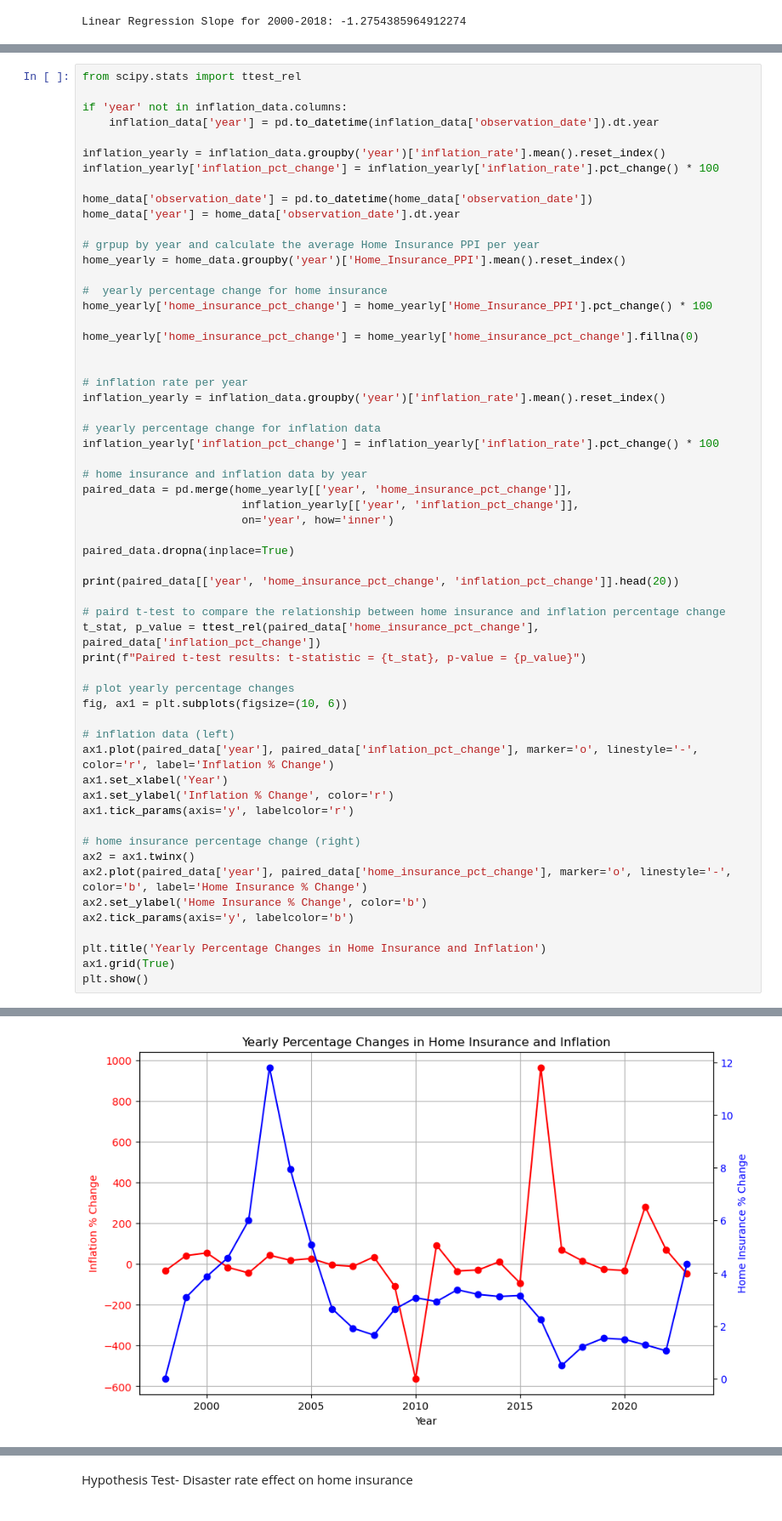
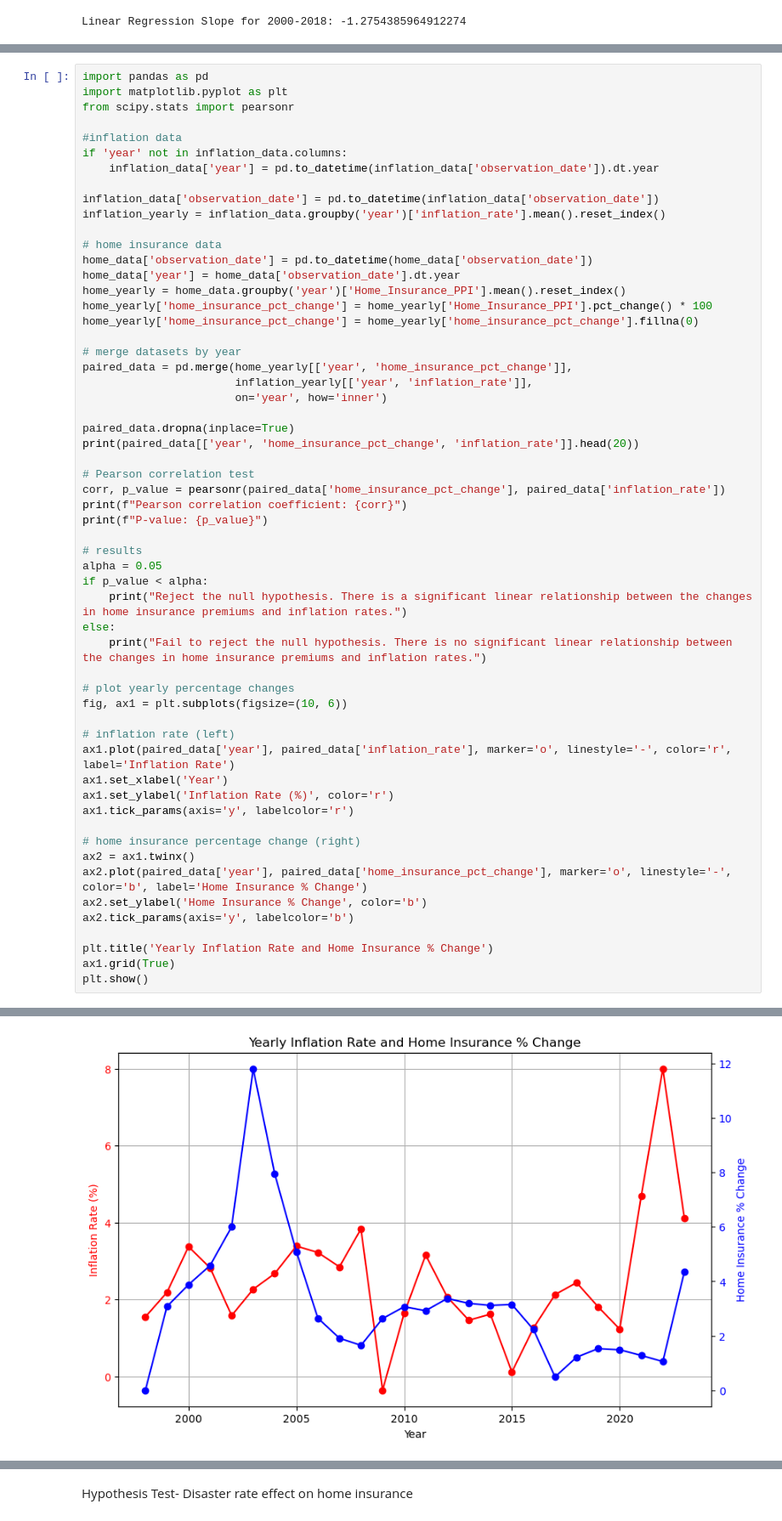
Before and after one commit to smille202/capstone, a Jupyter notebook: work/working_code.ipynb, the cells around one changed output, grey strips where cells are left out. Shown at 85% size. Drawn from its saved outputs; the diff is of its cells as text.

```diff
--- a/work/working_code.ipynb
+++ b/work/working_code.ipynb
@@ -549,50 +550,49 @@ Alternative Hypothesis: There is a significant difference between the percentage
 # %%
-from scipy.stats import ttest_rel
+import pandas as pd
+import matplotlib.pyplot as plt
+from scipy.stats import pearsonr
 
+#inflation data
 if 'year' not in inflation_data.columns:
     inflation_data['year'] = pd.to_datetime(inflation_data['observation_date']).dt.year
 
+inflation_data['observation_date'] = pd.to_datetime(inflation_data['observation_date'])
 inflation_yearly = inflation_data.groupby('year')['inflation_rate'].mean().reset_index()
-inflation_yearly['inflation_pct_change'] = inflation_yearly['inflation_rate'].pct_change() * 100
 
+# home insurance data
 home_data['observation_date'] = pd.to_datetime(home_data['observation_date'])
 home_data['year'] = home_data['observation_date'].dt.year
-
-# grpup by year and calculate the average Home Insurance PPI per year
 home_yearly = home_data.groupby('year')['Home_Insurance_PPI'].mean().reset_index()
-
-#  yearly percentage change for home insurance
 home_yearly['home_insurance_pct_change'] = home_yearly['Home_Insurance_PPI'].pct_change() * 100
-
 home_yearly['home_insurance_pct_change'] = home_yearly['home_insurance_pct_change'].fillna(0)
 
-
-# inflation rate per year
-inflation_yearly = inflation_data.groupby('year')['inflation_rate'].mean().reset_index()
-
-# yearly percentage change for inflation data
-inflation_yearly['inflation_pct_change'] = inflation_yearly['inflation_rate'].pct_change() * 100
-
-# home insurance and inflation data by year
+# merge datasets by year
 paired_data = pd.merge(home_yearly[['year', 'home_insurance_pct_change']],
-                        inflation_yearly[['year', 'inflation_pct_change']],
-                        on='year', how='inner')
+                       inflation_yearly[['year', 'inflation_rate']],
+                       on='year', how='inner')
 
 paired_data.dropna(inplace=True)
+print(paired_data[['year', 'home_insurance_pct_change', 'inflation_rate']].head(20))
 
-print(paired_data[['year', 'home_insurance_pct_change', 'inflation_pct_change']].head(20))
+# Pearson correlation test
+corr, p_value = pearsonr(paired_data['home_insurance_pct_change'], paired_data['inflation_rate'])
+print(f"Pearson correlation coefficient: {corr}")
+print(f"P-value: {p_value}")
 
-# paird t-test to compare the relationship between home insurance and inflation percentage change
-t_stat, p_value = ttest_rel(paired_data['home_insurance_pct_change'], paired_data['inflation_pct_change'])
-print(f"Paired t-test results: t-statistic = {t_stat}, p-value = {p_value}")
+# results
+alpha = 0.05
+if p_value < alpha:
+    print("Reject the null hypothesis. There is a significant linear relationship between the changes in home insurance premiums and inflation rates.")
+else:
+    print("Fail to reject the null hypothesis. There is no significant linear relationship between the changes in home insurance premiums and inflation rates.")
 
 # plot yearly percentage changes
 fig, ax1 = plt.subplots(figsize=(10, 6))
 
-# inflation data (left)
-ax1.plot(paired_data['year'], paired_data['inflation_pct_change'], marker='o', linestyle='-', color='r', label='Inflation % Change')
+# inflation rate (left)
+ax1.plot(paired_data['year'], paired_data['inflation_rate'], marker='o', linestyle='-', color='r', label='Inflation Rate')
 ax1.set_xlabel('Year')
-ax1.set_ylabel('Inflation % Change', color='r')
+ax1.set_ylabel('Inflation Rate (%)', color='r')
 ax1.tick_params(axis='y', labelcolor='r')
 
 # home insurance percentage change (right)
@@ -601,7 +601,7 @@ ax2.plot(paired_data['year'], paired_data['home_insurance_pct_change'], marker='
 ax2.set_ylabel('Home Insurance % Change', color='b')
 ax2.tick_params(axis='y', labelcolor='b')
 
-plt.title('Yearly Percentage Changes in Home Insurance and Inflation')
+plt.title('Yearly Inflation Rate and Home Insurance % Change')
 ax1.grid(True)
 plt.show()
 # %% [output]
@@ -625 +625 @@ Paired t-test results: t-statistic = -0.49685907054787726, p-value = 0.623629656
-[figure, old version]
+[figure, new version]
```
Also changed, not shown: parts of 17 cells of this notebook.
